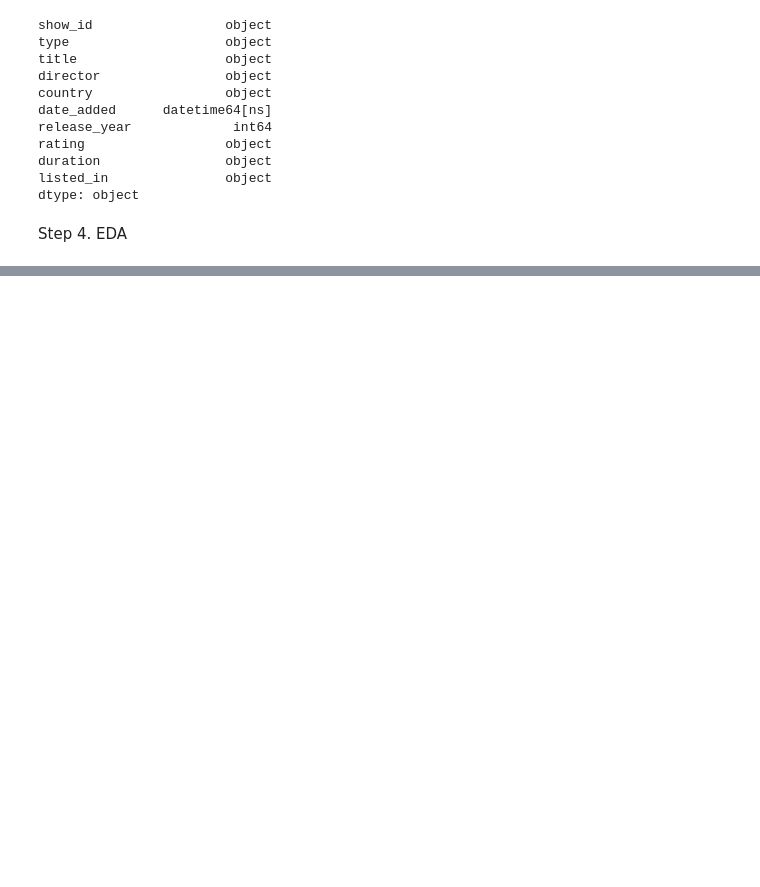
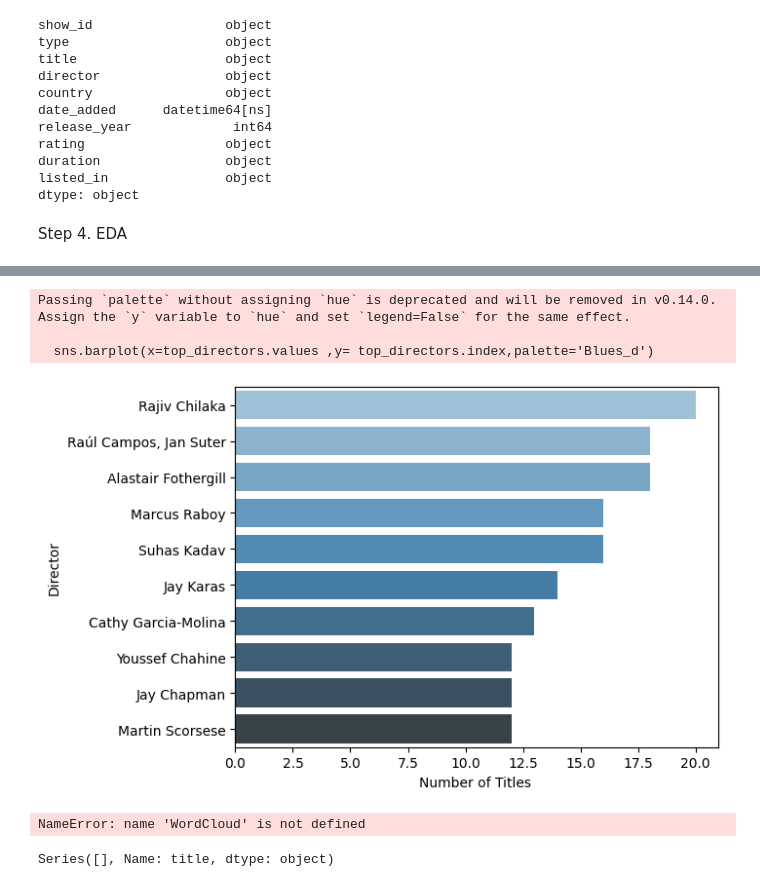
Before and after one commit to vikrantpagare/Netflix-Data-Analysis, a Jupyter notebook: Netflix Data Analysis.ipynb, the cells around one changed output, grey strips where cells are left out. Drawn from its saved outputs; the diff is of its cells as text; code cells hidden in the pictures; blank space fills up the shorter version.

```diff
--- a/Netflix Data Analysis.ipynb
+++ b/Netflix Data Analysis.ipynb
@@ -123,0 +186,26 @@ Passing `palette` without assigning `hue` is deprecated and will be removed in v
+# %%
+# 4. Top 10 Directors with the Most Titles
+# count titles by director
+top_directors = df['director'].value_counts().head(10)
+#top_directors
+sns.barplot(x=top_directors.values ,y= top_directors.index,palette='Blues_d')
+plt.xlabel('Number of Titles ')
+plt.ylabel('Director')
+plt.show()
+# %% [output]
+Passing `palette` without assigning `hue` is deprecated and will be removed in v0.14.0. Assign the `y` variable to `hue` and set `legend=False` for the same effect.
+
+  sns.barplot(x=top_directors.values ,y= top_directors.index,palette='Blues_d')
+[figure, added]
+# %%
+# Word Cloud of Movie Title
+#Genarate word Cloud
+
+movie_titles = df[df['type']=='Movies']['title']
+wordcloud = WordCloud(width=800,height=400,background_color='black').generate(''.join(movie_titles))
+# %% [output]
+NameError: name 'WordCloud' is not defined
+# %%
+print(movie_titles)
+# %% [output]
+Series([], Name: title, dtype: object)
```
Also changed, not shown: parts of 8 cells of this notebook.
